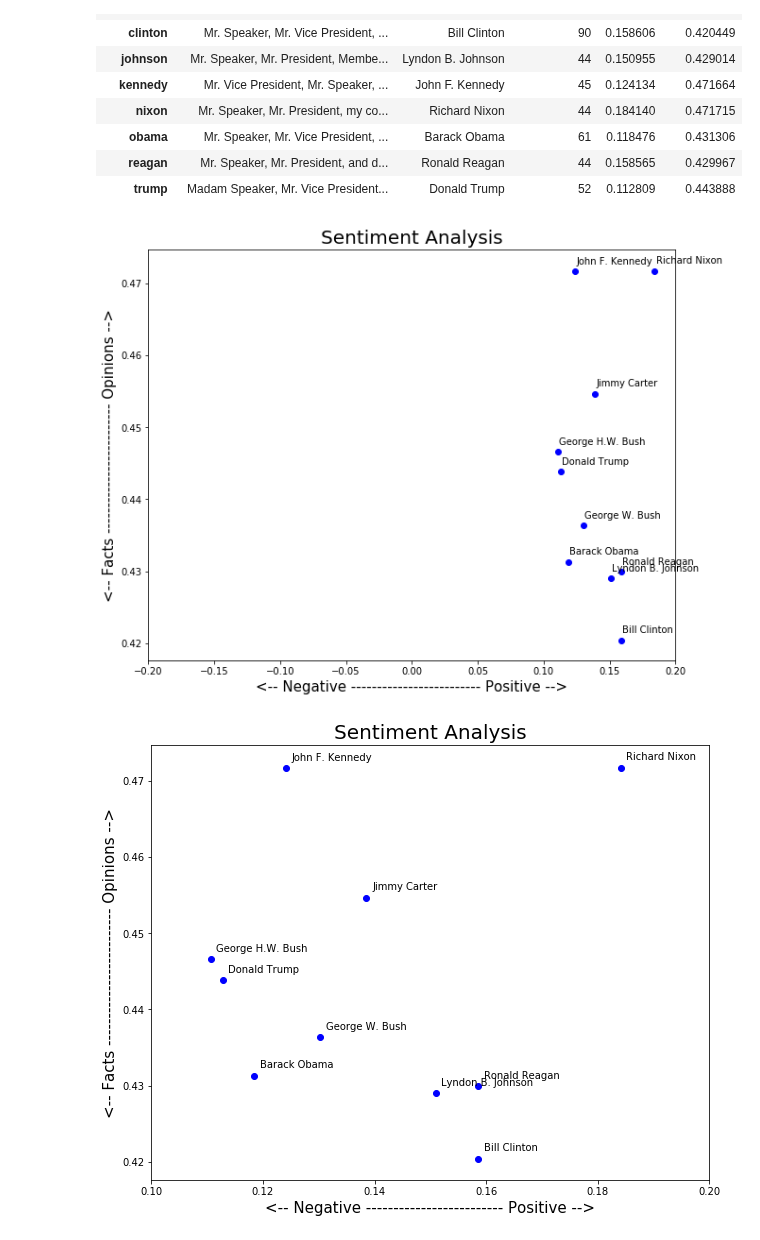
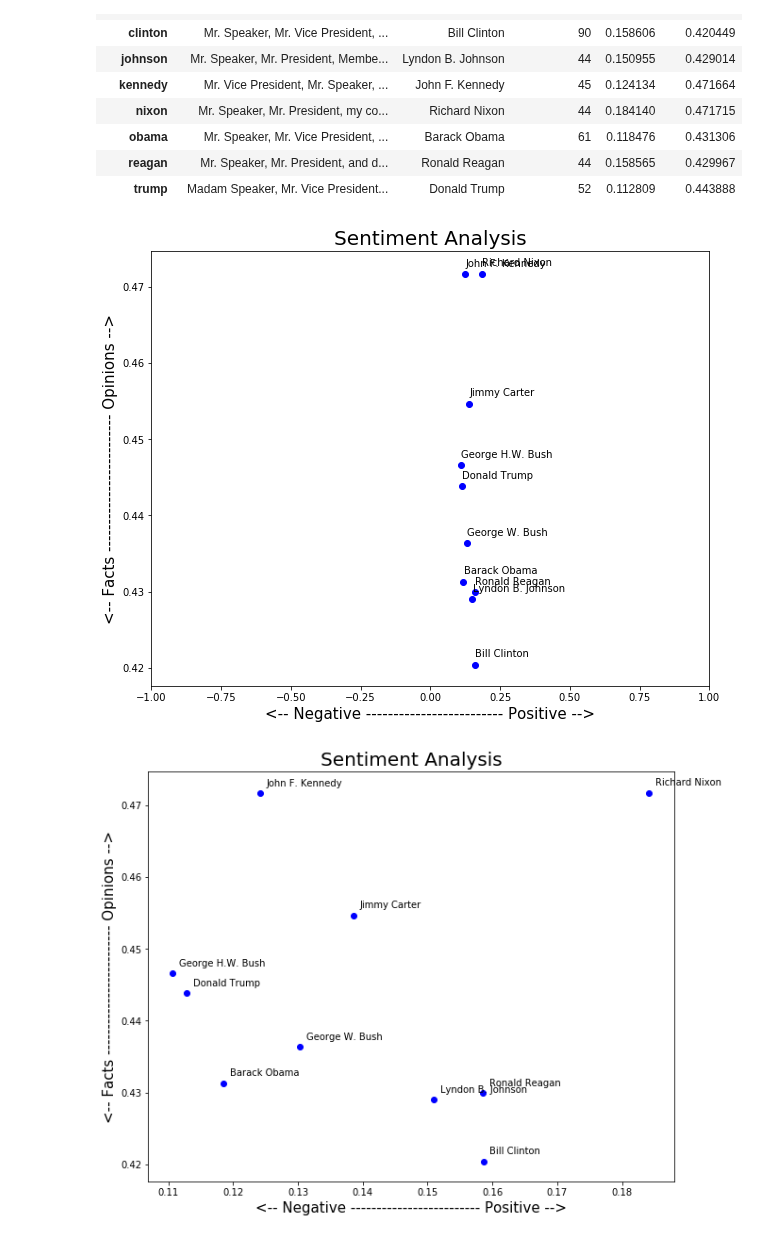
Before and after one commit to grem848/PythonExamProject2019, a Jupyter notebook: 3. Sentiment Analysis.ipynb, the cells around one changed output. Cells and saved outputs as stored; diff of their text form; code cells hidden in the pictures.

```diff
--- a/3. Sentiment Analysis.ipynb
+++ b/3. Sentiment Analysis.ipynb
@@ -46,24 +49,24 @@ data
 # %%
 import matplotlib.pyplot as plt
 
 # Plotter resultater
 plt.rcParams['figure.figsize'] = [10, 8]
 
 for index, president in enumerate(data.index):
     x = data.polarity.loc[president]
     y = data.subjectivity.loc[president]
     plt.scatter(x, y, color='blue')
     plt.text(x+.001, y+.001, data['full_name'][index], fontsize=10)
-    plt.xlim(-.20, .20)
-#     plt.ylim(-.50, .50)
+    plt.xlim(-1, 1)
+#     plt.ylim(0, 1)
 
 plt.title('Sentiment Analysis', fontsize=20)
 plt.xlabel('<-- Negative ------------------------- Positive -->', fontsize=15)
 plt.ylabel('<-- Facts ------------------------- Opinions -->', fontsize=15)
 
 plt.show()
 # %% [output]
-[figure, old version]
+[figure, new version]
 # %%
 import matplotlib.pyplot as plt
 
@@ -74,7 +77,7 @@ for index, president in enumerate(data.index):
     y = data.subjectivity.loc[president]
     plt.scatter(x, y, color='blue')
     plt.text(x+.001, y+.001, data['full_name'][index], fontsize=10)
-    plt.xlim(.10, .20)
+#     plt.xlim(.10, .20)
 
 plt.title('Sentiment Analysis', fontsize=20)
 plt.xlabel('<-- Negative ------------------------- Positive -->', fontsize=15)
@@ -82,4 +85,4 @@ plt.ylabel('<-- Facts ------------------------- Opinions -->', fontsize=15)
 
 plt.show()
 # %% [output]
-[figure, old version]
+[figure, new version]
```
Also changed, not shown: parts of 1 cell of this notebook.
